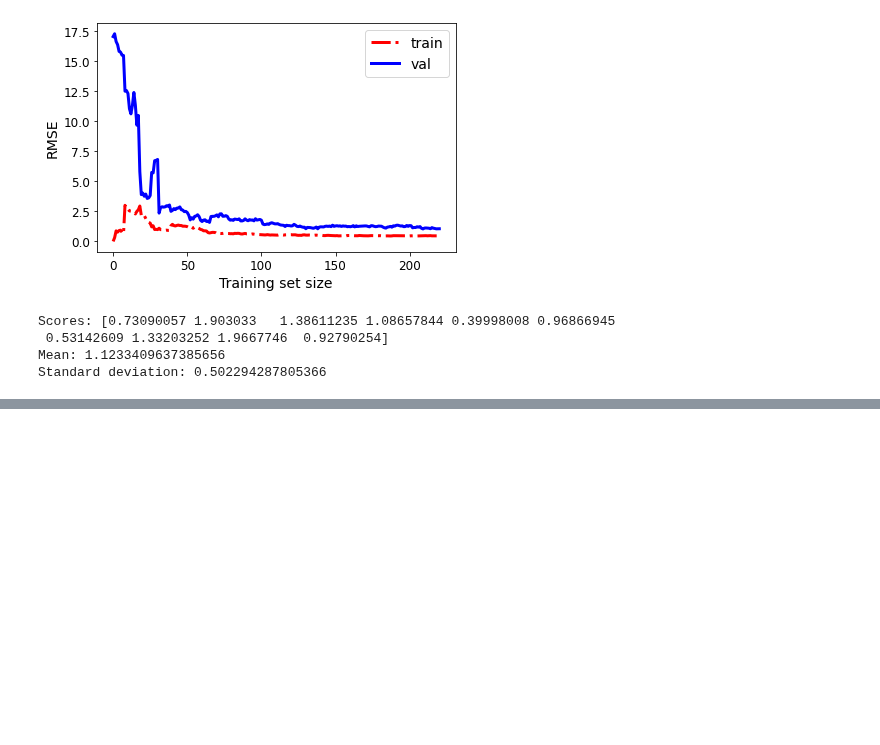
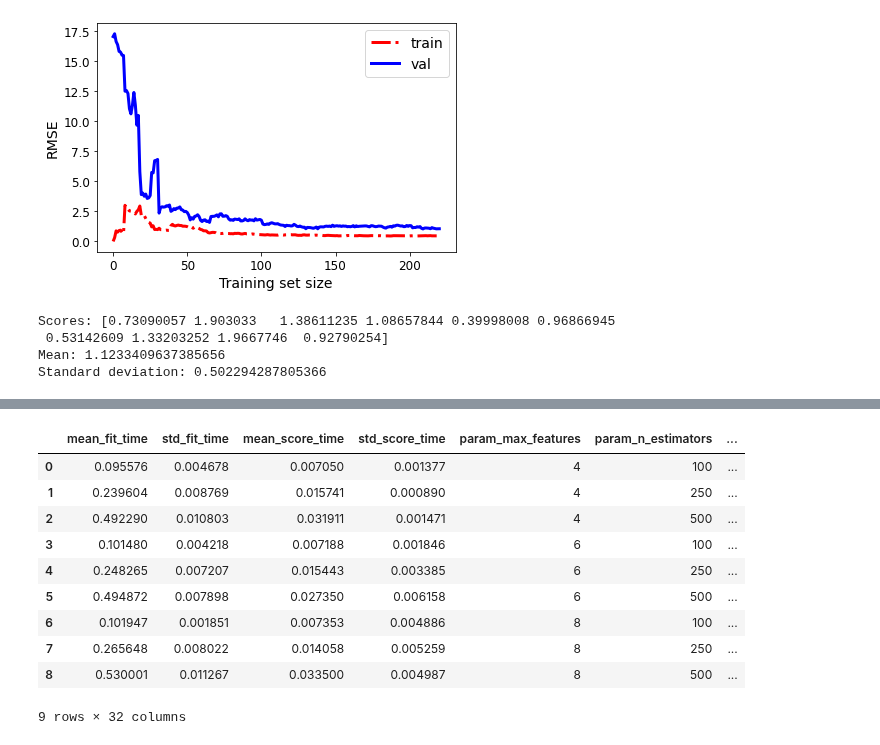
Before and after one commit to dujest/yacht-resistance, a Jupyter notebook: yacht_resistance_prediction.ipynb, the cells around one changed output, grey strips where cells are left out. Cells and saved outputs as stored; diff of their text form; code cells hidden in the pictures; blank space fills up the shorter version.

Commit message:
random forests grid search

```diff
--- a/yacht_resistance_prediction.ipynb
+++ b/yacht_resistance_prediction.ipynb
@@ -631,0 +634,12 @@ Standard deviation: 0.502294287805366
+# %%
+from sklearn.model_selection import GridSearchCV
+
+param_grid = [
+    {'n_estimators': [100, 250, 500], 'max_features': [4, 6, 8]},
+]
+
+grid_search = GridSearchCV(forest_reg, param_grid, cv=10,
+                           scoring='neg_mean_squared_error',
+                           return_train_score=True)
+
+grid_search.fit(yacht_features_tr, yacht_labels)
@@ -631,0 +671,14 @@ Standard deviation: 0.502294287805366
+# %%
+pd.DataFrame(grid_search.cv_results_)
+# %% [output]
+|  | mean_fit_time | std_fit_time | mean_score_time | std_score_time | param_max_features | param_n_estimators | ... |
+| 0 | 0.095576 | 0.004678 | 0.007050 | 0.001377 | 4 | 100 | ... |
+| 1 | 0.239604 | 0.008769 | 0.015741 | 0.000890 | 4 | 250 | ... |
+| 2 | 0.492290 | 0.010803 | 0.031911 | 0.001471 | 4 | 500 | ... |
+| 3 | 0.101480 | 0.004218 | 0.007188 | 0.001846 | 6 | 100 | ... |
+| 4 | 0.248265 | 0.007207 | 0.015443 | 0.003385 | 6 | 250 | ... |
+| 5 | 0.494872 | 0.007898 | 0.027350 | 0.006158 | 6 | 500 | ... |
+| 6 | 0.101947 | 0.001851 | 0.007353 | 0.004886 | 8 | 100 | ... |
+| 7 | 0.265648 | 0.008022 | 0.014058 | 0.005259 | 8 | 250 | ... |
+| 8 | 0.530001 | 0.011267 | 0.033500 | 0.004987 | 8 | 500 | ... |
+9 rows × 32 columns
```
Also changed, not shown: parts of 4 cells of this notebook.
